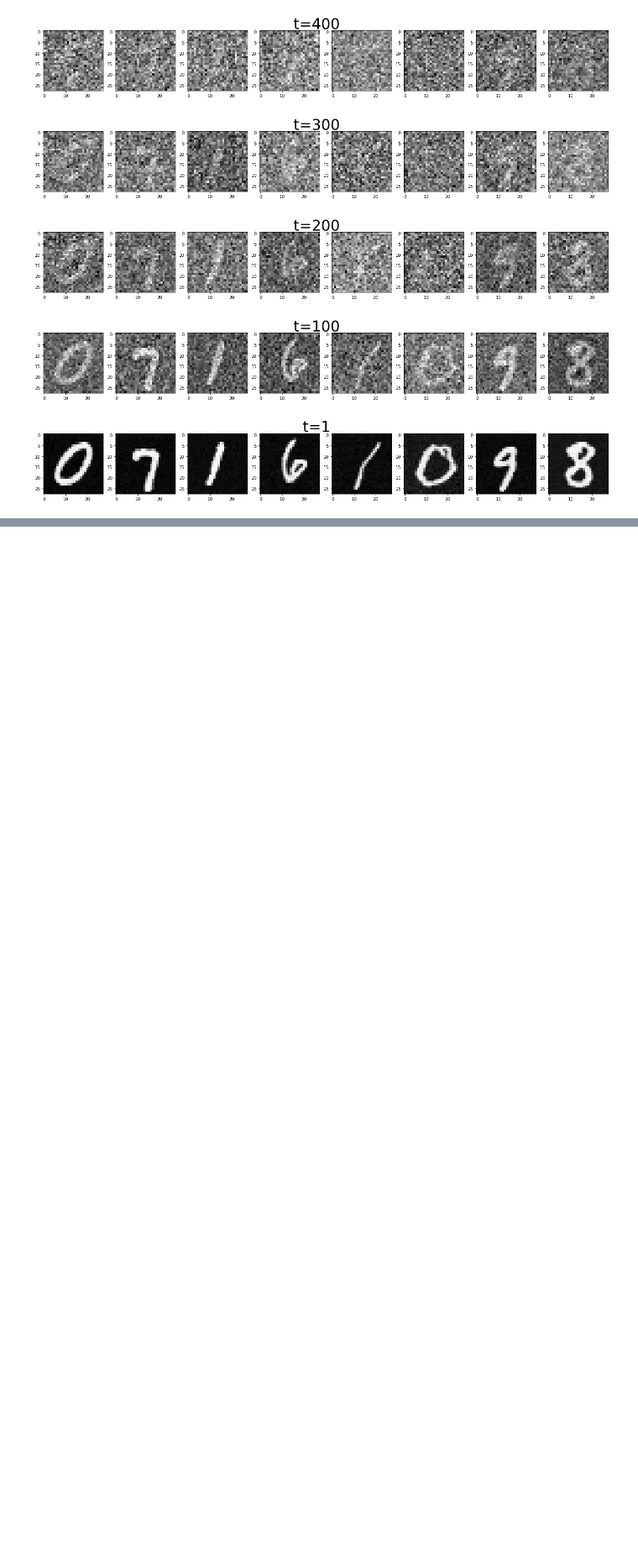
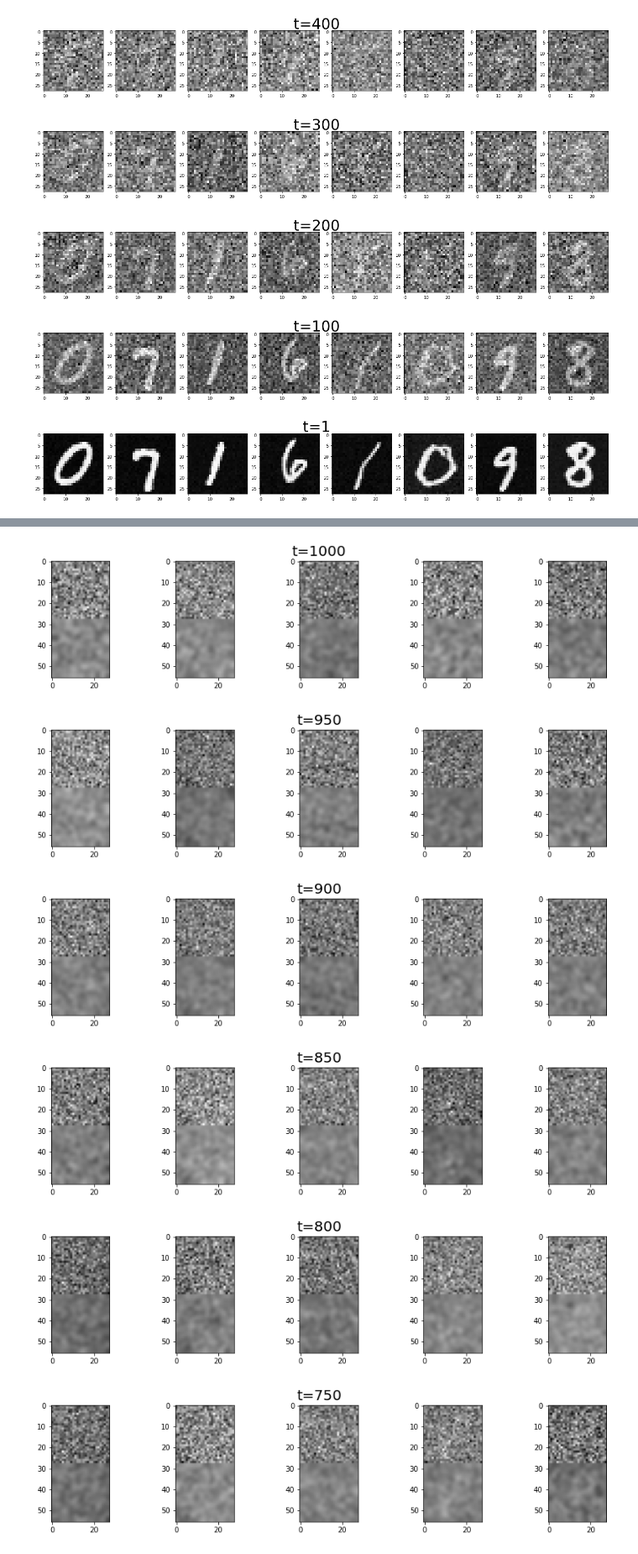
Before and after one commit to willdalh/minDiffusion-fork, a Jupyter notebook: testing_seed.ipynb, the cells around one changed output, grey strips where cells are left out. Shown at 84% size. Saved outputs shown, nothing was run; the diff lists cells and outputs as text; code cells hidden in the pictures; blank space fills up the shorter version.

```diff
--- a/testing_seed.ipynb
+++ b/testing_seed.ipynb
@@ -54,7 +55,7 @@ def plot_samples(samples, title=None):
     n = samples.shape[0]
     fig, axs = plt.subplots(1, n, figsize=(n * 3, 3))
     if title:
-        fig.suptitle(title, fontsize=35)
+        fig.suptitle(title, fontsize=20)
     for i in range(n):
         curr_axs = axs if n == 1 else axs[i]
         curr_axs.imshow(samples[i, 0].cpu(), cmap="gray")
@@ -101,0 +105,34 @@ for subtensor, t in zip(subset, subset_t):
+# %%
+n = 5
+x_t = torch.randn(n, *(1, 28, 28)).to(device)
+torch.set_grad_enabled(False)
+predicted_x0s = torch.zeros(0, n, 1, 28, 28).to(device)
+timestep_store = []
+store_every = 50
+for t in range(1000, 0, -1):
+    eps = model.eps_model(x_t, 0)
+    if t%store_every == 0:
+        predicted_x0 = model.oneover_sqrta[t] * (x_t - (1-model.alpha_t[t])**0.5 * eps)
+        predicted_x0s = torch.cat([predicted_x0s, predicted_x0[None, ...]], dim=0)
+        timestep_store.append(t)
+
+    z = torch.randn(n, *(1, 28, 28)).to(device) if t > 1 else 0
+
+    x_t = (model.oneover_sqrta[t] * (x_t - eps * model.mab_over_sqrtmab[t]) + model.sqrt_beta_t[t] * z)
+# %%
+import itertools
+do_blur = True
+for subtensor, t in zip(predicted_x0s, timestep_store):
+    if do_blur:
+        plot_samples(torch.cat([subtensor, tF.gaussian_blur(subtensor, 5)], dim=2), f"t={t}")
+    else:
+        plot_samples(subtensor, f"t={t}")
+#     flat_list = list(itertools.chain(*regular_list))
+plot_samples(x_t, "final result")
+# %% [output]
+[figure, added]
+[figure, added]
+[figure, added]
+[figure, added]
+[figure, added]
+[figure, added]
```
Also changed, not shown: parts of 3 cells of this notebook.
